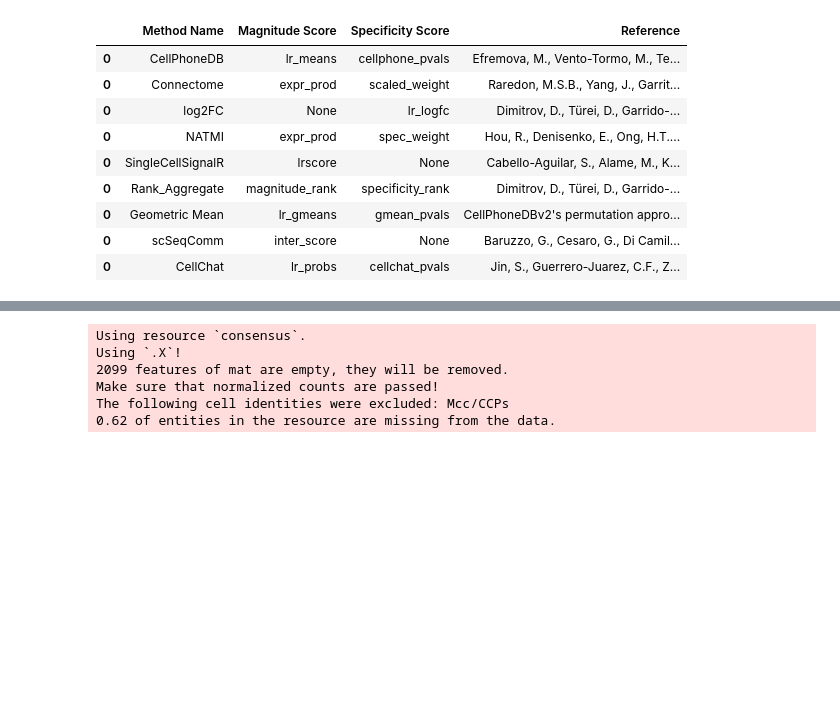
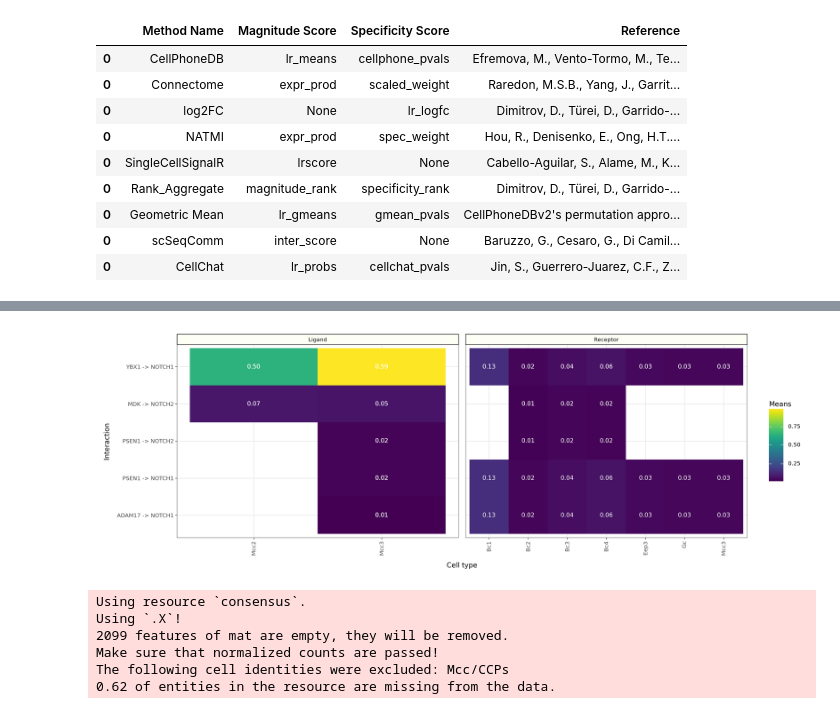
Before and after one commit to Sedzinski-Lab/scRNAdata, a Jupyter notebook: liana.ipynb, the cells around one changed output, grey strips where cells are left out. Cells and saved outputs as stored; diff of their text form; code cells hidden in the pictures; blank space fills up the shorter version.

```diff
--- a/liana.ipynb
+++ b/liana.ipynb
@@ -76,3 +144,24 @@ Generating ligand-receptor stats for 5217 samples and 560 features
+# %%
+my_plot = li.pl.tileplot(
+    adata=adata_st22,
+    uns_key="cpdb_res",
+    fill="means",
+    label="props",
+    label_fun=lambda x: f"{x:.2f}",
+    top_n=10,
+    orderby="cellphone_pvals",
+    orderby_ascending=True,
+    source_labels=["Mcc2", "Mcc3"],
+    target_labels=['Bc1', 'Bc2', 'Bc3', 'Bc4', 'Eep1', 'Eep2', 'Eep3', 'Eep4', 'Gc', 'Ic', 'Mcc2', 'Mcc3'],
+    filter_fun=lambda x: x["receptor_complex"] in ["NOTCH1", "NOTCH2"],
+    source_title="Ligand",
+    target_title="Receptor",
+    figure_size=(20, 7)
+)
+
+my_plot
+# %% [output]
+[figure, added]
 # %%
 li.mt.rank_aggregate(adata_st22,
                      groupby='Phenograph',
```
Also changed, not shown: parts of 5 cells of this notebook.
